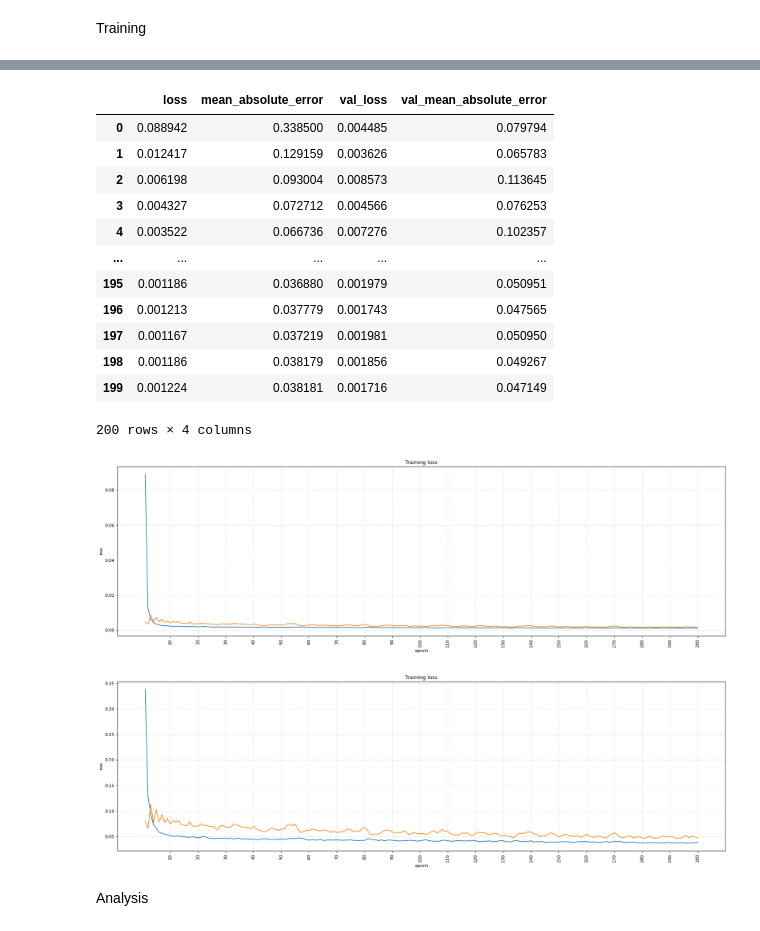
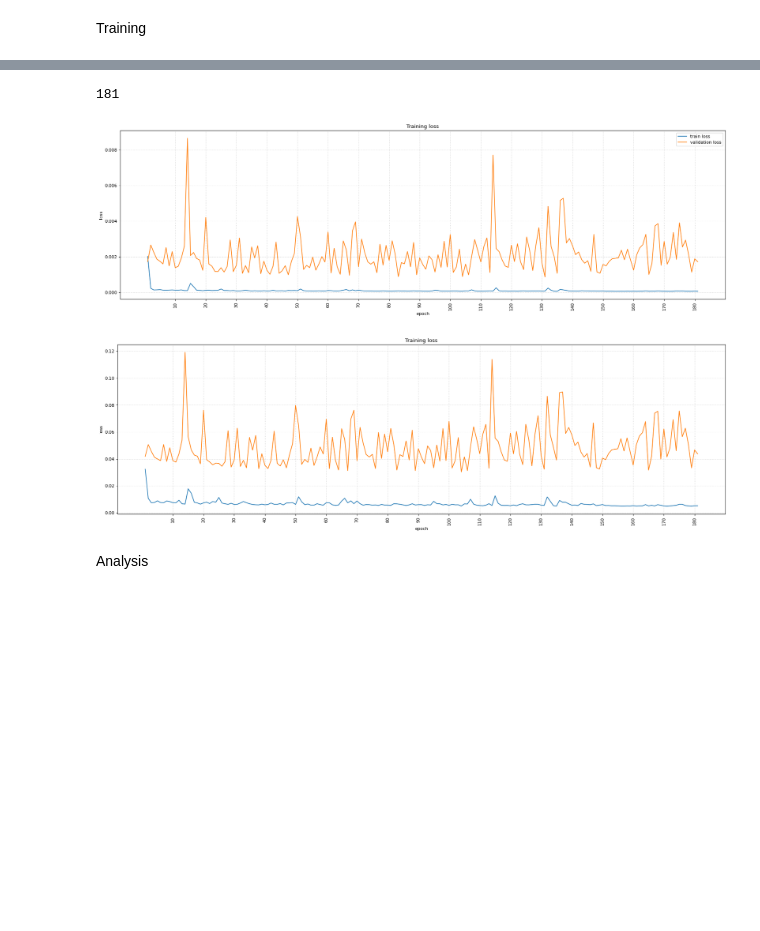
Before and after one commit to Alberu/ES327-Individual-Project, a Jupyter notebook: singular-tests.ipynb, the cells around one changed output, grey strips where cells are left out. Drawn from its saved outputs; the diff is of its cells as text; code cells hidden in the pictures; blank space fills up the shorter version.

```diff
--- a/singular-tests.ipynb
+++ b/singular-tests.ipynb
@@ -19,7 +19,7 @@ config = {
     # config for the neural network
     "nn": {
         "window": 50, # this is also the window, window size or entries used to predict the future price
-        "nLayers": 2, # 2
+        "nLayers": 5,
         "neurons": 256, # 256
         "nFeatures": 5,
         "dropout": 0.2,
@@ -28,20 +28,23 @@ config = {
         "layerType": LSTM, # could set it upt to be a list of the layers that need to be generated [LSTM LSTM] 2 hidden layers
     },
     "data": {
-        "ticker": "AMZN", # "TSLA" "AMZN" "AAPL" "NVDA" "AMD"
+        "ticker": "NVDA", # "TSLA" "AMZN" "AAPL" "NVDA" "AMD"
         "offset": pd.DateOffset(years = 3, months = 0, days = 0),
-        "lookahead": 2,
+        "lookahead": 1,
         "validation": 0.1, # percentage of training data to be used as validation
-        "testSize": 0.1, # to test on
+        "testSize": 0.1, # to test on 0.04 or       0.3 for 3 years
         "scale": True,
         "scaler": preprocessing.MinMaxScaler(),
         "inputs": ['adjclose', 'volume', 'open', 'high', 'low'],
     },
     "training": {
         "batch_size": 64, # 64
-        "num_epoch": 200, # 500
+        "num_epoch": 900, # 500
     }
 }
+# add one to the days ahead
+config['data']['lookahead'] += 1
+print(config['data']['lookahead'])
 # DISPLAY AROUGH ESTIMATE OF HOW MANY DAYS WILL BE USED FOR EACH SECTION
 damping = 0.9 # some extra damping for extra days that data isn't collected
 
@@ -195,4 +198,17 @@ def setupData(
     data["testDates"] = ydates[trainSamples+valSamples:]
 
     return data
+
+# create a new model to be trained
+model = generateModel(
+    config["nn"]["window"],
+    config["nn"]["nLayers"],
+    config["nn"]["neurons"],
+    n_features= config["nn"]["nFeatures"],
+    dropout= config["nn"]["dropout"],
+    loss= config["nn"]["lossFunc"],
+    optimizer= config["nn"]["optimizer"],
+    layerType= config["nn"]["layerType"]
+    )
+model.summary()
 # %% [output]
@@ -259,7 +287,7 @@ AMZN data has been imported between 2020-03-08 and the 2023-03-08, for a total o
 # %% [markdown]
 Training
 # %%
-from tensorflow.keras.callbacks import ModelCheckpoint, TensorBoard
+from tensorflow.keras.callbacks import EarlyStopping
 
 model_name = "trials"
 
@@ -274,15 +302,16 @@ model = generateModel(
     optimizer= config["nn"]["optimizer"],
     layerType= config["nn"]["layerType"]
     )
-
-checkpointer = ModelCheckpoint(os.path.join("results", model_name + ".h5"), save_weights_only=True, save_best_only=True, verbose=1)
-tensorboard = TensorBoard(log_dir=os.path.join("logs", model_name))
+model.summary()
+# checkpointer = ModelCheckpoint(os.path.join("results", model_name + ".h5"), save_weights_only=True, save_best_only=True, verbose=1)
+# tensorboard = TensorBoard(log_dir=os.path.join("logs", model_name))
 
 # Train the model by using the funciton fit
 history = model.fit(data["xtrain"], data["ytrain"],
                     batch_size=config["training"]["batch_size"],
                     epochs=config["training"]["num_epoch"],
                     validation_data=(data["xval"], data["yval"]),
+                    callbacks= EarlyStopping(monitor='val_loss', patience= 50),
                     verbose=1) # should be able to chance verbose to 100 to display every 100 but doesn't seem to work
                     # callbacks=[checkpointer, tensorboard],
 # %% [output]
@@ -322,45 +363,36 @@ Epoch 200/200
 # %%
 train_history = pd.DataFrame(history.history)
-display(train_history)
+# display(train_history)
+print(len(train_history))
 
+config["training"]["num_epoch"] = len(train_history)
 
 fig = plt.figure(figsize=(25, 7), dpi=80)
-plt.plot(range(1,config["training"]["num_epoch"]+1), train_history['loss'])
-plt.plot(range(1,config["training"]["num_epoch"]+1), train_history['val_loss'])
+plt.plot(range(1,config["training"]["num_epoch"]+1), train_history['loss'], label = "train loss")
+plt.plot(range(1,config["training"]["num_epoch"]+1), train_history['val_loss'], label = 'validation loss')
+plt.legend()
 # train_history.plot(figsize=(20,7))
 plt.title('Training loss')
 plt.ylabel('loss')
 plt.xlabel('epoch')
 plt.xticks(range(10,config["training"]["num_epoch"]+1,10), rotation='vertical')
 plt.grid(which="major", color='k', linestyle=':', linewidth=1, alpha = 0.2)
 plt.show()
 
 fig = plt.figure(figsize=(25, 7), dpi=80)
 plt.plot(range(1,config["training"]["num_epoch"]+1), train_history['mean_absolute_error'])
 plt.plot(range(1,config["training"]["num_epoch"]+1), train_history['val_mean_absolute_error'])
 # train_history.plot(figsize=(20,7))
 plt.title('Training loss')
 plt.ylabel('loss')
 plt.xlabel('epoch')
 plt.xticks(range(10,config["training"]["num_epoch"]+1,10), rotation='vertical')
 plt.grid(which="major", color='k', linestyle=':', linewidth=1, alpha = 0.2)
 plt.show()
 # %% [output]
-|  | loss | mean_absolute_error | val_loss | val_mean_absolute_error |
-| 0 | 0.088942 | 0.338500 | 0.004485 | 0.079794 |
-| 1 | 0.012417 | 0.129159 | 0.003626 | 0.065783 |
-| 2 | 0.006198 | 0.093004 | 0.008573 | 0.113645 |
-| 3 | 0.004327 | 0.072712 | 0.004566 | 0.076253 |
-| 4 | 0.003522 | 0.066736 | 0.007276 | 0.102357 |
-| ... | ... | ... | ... | ... |
-| 195 | 0.001186 | 0.036880 | 0.001979 | 0.050951 |
-| 196 | 0.001213 | 0.037779 | 0.001743 | 0.047565 |
-| 197 | 0.001167 | 0.037219 | 0.001981 | 0.050950 |
-| 198 | 0.001186 | 0.038179 | 0.001856 | 0.049267 |
-| 199 | 0.001224 | 0.038181 | 0.001716 | 0.047149 |
-200 rows × 4 columns
+181
-[figure, old version]
+[figure, new version]
-[figure, old version]
+[figure, new version]
 # %% [markdown]
 Analysis
 # %%
```
Also changed, not shown: parts of 6 cells of this notebook, 5 other files.
